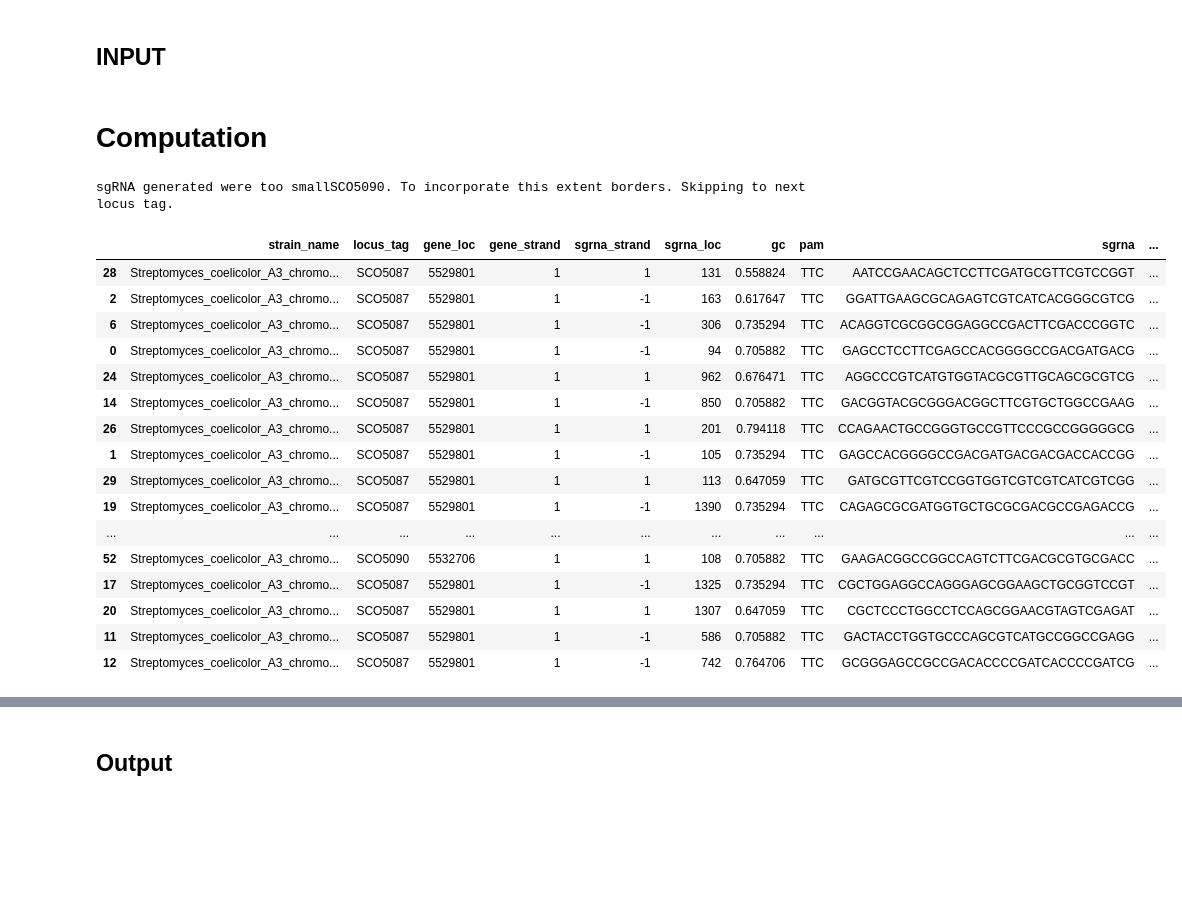
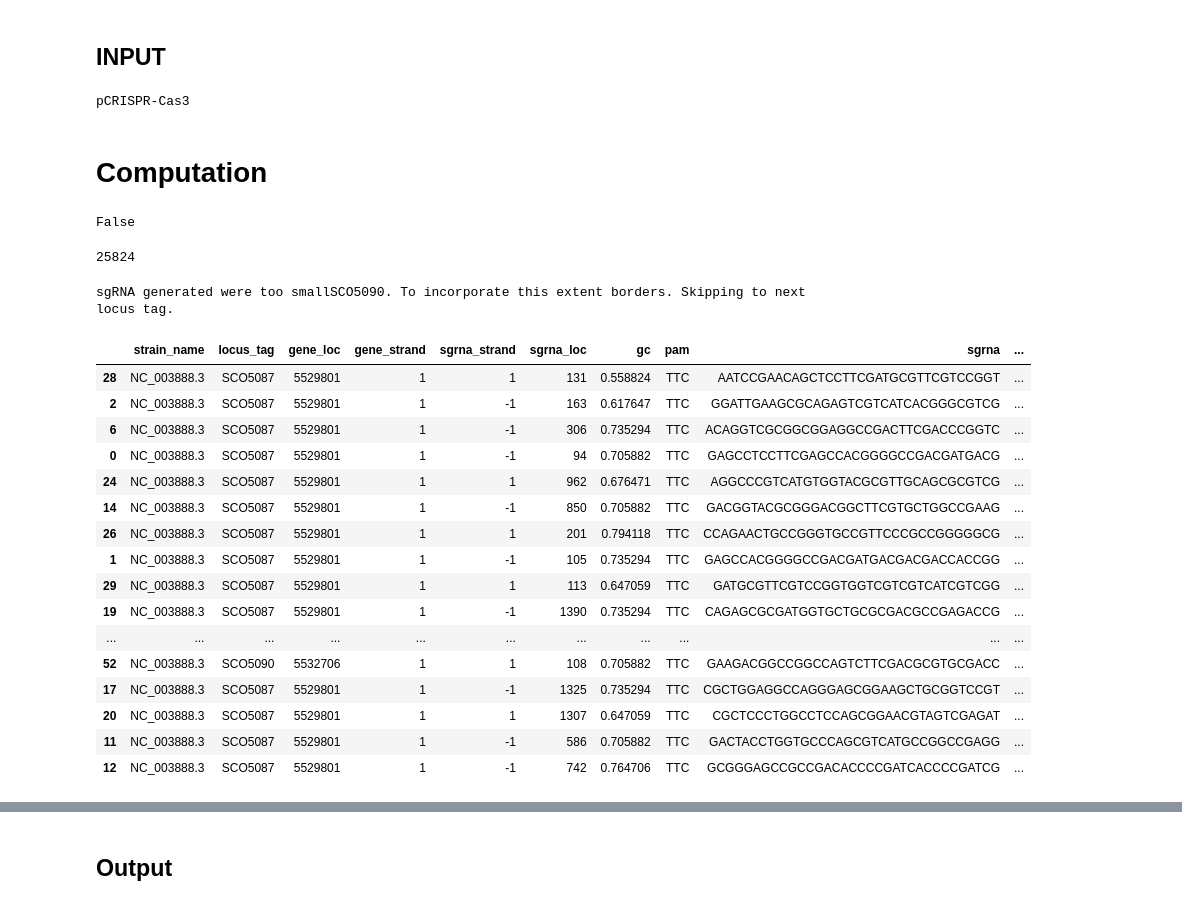
Before and after one commit to hiyama341/streptocad, a Jupyter notebook: notebooks/app_workflows/W6_CRISPR-cas3-inframe-deletion_random_sized_deletion.ipynb, the cells around one changed output, grey strips where cells are left out. Saved outputs shown, nothing was run; the diff lists cells and outputs as text; code cells hidden in the pictures; blank space fills up the shorter version.

```diff
--- a/notebooks/app_workflows/W6_CRISPR-cas3-inframe-deletion_random_sized_deletion.ipynb
+++ b/notebooks/app_workflows/W6_CRISPR-cas3-inframe-deletion_random_sized_deletion.ipynb
@@ -42,9 +44,11 @@ genome = load_and_process_genome_sequences(path_to_genome)[0]
 # 2 Add plasmid
 path_to_plasmid = '../../data/plasmids/pCRISPR_Cas3.gbk'
 clean_plasmid = load_and_process_plasmid(path_to_plasmid)
+print(clean_plasmid.name)
 
 # 3 Choose genes to knock out (list)
 genes_to_KO = ['SCO5087', 'SCO5089', 'SCO5090']
+#genes_to_KO = ['80000-100000', '4000-7000', '9000-14000','15000-20000']
 
 #### Advanced settings ####
 # 4 Filtering metrics for sgRNAs
@@ -67,45 +71,55 @@ flanking_region = 500
 #CGGTTGGTAGGATCGACGGC **-N20-** GTTTTAGAGCTAGAAATAGC
 up_homology = Dseqrecord('CGGTTGGTAGGATCGACGGC')
 dw_homology = Dseqrecord('GTTTTAGAGCTAGAAATAGC')
-
-# In frame deletion with repair templates?
-in_frame_deletion = True
+# %% [output]
+pCRISPR-Cas3
 # %% [markdown]
 # Computation
+# %%
+target_dict, genes_to_KO, annotation_input = check_and_convert_input(genes_to_KO)
+
+print(annotation_input)
+if annotation_input == True:
+    genome = annotate_dseqrecord(genome, target_dict)
+
+
+len(genome.features)
+# %% [output]
+False
+25824
 # %%
-
 # Initialize SgRNAargs with desired parameters
-args = SgRNAargs(path_to_genome,
+args = SgRNAargs(genome,
                 genes_to_KO,
                 step=['find', 'filter'],
                 gc_upper = gc_upper,
                 gc_lower = gc_lower,
                 off_target_seed = off_target_seed,
                 off_target_upper = off_target_upper,
                 cas_type=cas_type
                 )
 
 sgrna_df = extract_sgRNAs(args)
 sgrna_df
 # %% [output]
 sgRNA generated were too smallSCO5090. To incorporate this extent borders. Skipping to next locus tag.
 |  | strain_name | locus_tag | gene_loc | gene_strand | sgrna_strand | sgrna_loc | gc | pam | sgrna | ... |
-| 28 | Streptomyces_coelicolor_A3_chromo... | SCO5087 | 5529801 | 1 | 1 | 131 | 0.558824 | TTC | AATCCGAACAGCTCCTTCGATGCGTTCGTCCGGT | ... |
-| 2 | Streptomyces_coelicolor_A3_chromo... | SCO5087 | 5529801 | 1 | -1 | 163 | 0.617647 | TTC | GGATTGAAGCGCAGAGTCGTCATCACGGGCGTCG | ... |
-| 6 | Streptomyces_coelicolor_A3_chromo... | SCO5087 | 5529801 | 1 | -1 | 306 | 0.735294 | TTC | ACAGGTCGCGGCGGAGGCCGACTTCGACCCGGTC | ... |
-| 0 | Streptomyces_coelicolor_A3_chromo... | SCO5087 | 5529801 | 1 | -1 | 94 | 0.705882 | TTC | GAGCCTCCTTCGAGCCACGGGGCCGACGATGACG | ... |
-| 24 | Streptomyces_coelicolor_A3_chromo... | SCO5087 | 5529801 | 1 | 1 | 962 | 0.676471 | TTC | AGGCCCGTCATGTGGTACGCGTTGCAGCGCGTCG | ... |
-| 14 | Streptomyces_coelicolor_A3_chromo... | SCO5087 | 5529801 | 1 | -1 | 850 | 0.705882 | TTC | GACGGTACGCGGGACGGCTTCGTGCTGGCCGAAG | ... |
-| 26 | Streptomyces_coelicolor_A3_chromo... | SCO5087 | 5529801 | 1 | 1 | 201 | 0.794118 | TTC | CCAGAACTGCCGGGTGCCGTTCCCGCCGGGGGCG | ... |
-| 1 | Streptomyces_coelicolor_A3_chromo... | SCO5087 | 5529801 | 1 | -1 | 105 | 0.735294 | TTC | GAGCCACGGGGCCGACGATGACGACGACCACCGG | ... |
-| 29 | Streptomyces_coelicolor_A3_chromo... | SCO5087 | 5529801 | 1 | 1 | 113 | 0.647059 | TTC | GATGCGTTCGTCCGGTGGTCGTCGTCATCGTCGG | ... |
-| 19 | Streptomyces_coelicolor_A3_chromo... | SCO5087 | 5529801 | 1 | -1 | 1390 | 0.735294 | TTC | CAGAGCGCGATGGTGCTGCGCGACGCCGAGACCG | ... |
+| 28 | NC_003888.3 | SCO5087 | 5529801 | 1 | 1 | 131 | 0.558824 | TTC | AATCCGAACAGCTCCTTCGATGCGTTCGTCCGGT | ... |
+| 2 | NC_003888.3 | SCO5087 | 5529801 | 1 | -1 | 163 | 0.617647 | TTC | GGATTGAAGCGCAGAGTCGTCATCACGGGCGTCG | ... |
+| 6 | NC_003888.3 | SCO5087 | 5529801 | 1 | -1 | 306 | 0.735294 | TTC | ACAGGTCGCGGCGGAGGCCGACTTCGACCCGGTC | ... |
+| 0 | NC_003888.3 | SCO5087 | 5529801 | 1 | -1 | 94 | 0.705882 | TTC | GAGCCTCCTTCGAGCCACGGGGCCGACGATGACG | ... |
+| 24 | NC_003888.3 | SCO5087 | 5529801 | 1 | 1 | 962 | 0.676471 | TTC | AGGCCCGTCATGTGGTACGCGTTGCAGCGCGTCG | ... |
+| 14 | NC_003888.3 | SCO5087 | 5529801 | 1 | -1 | 850 | 0.705882 | TTC | GACGGTACGCGGGACGGCTTCGTGCTGGCCGAAG | ... |
+| 26 | NC_003888.3 | SCO5087 | 5529801 | 1 | 1 | 201 | 0.794118 | TTC | CCAGAACTGCCGGGTGCCGTTCCCGCCGGGGGCG | ... |
+| 1 | NC_003888.3 | SCO5087 | 5529801 | 1 | -1 | 105 | 0.735294 | TTC | GAGCCACGGGGCCGACGATGACGACGACCACCGG | ... |
+| 29 | NC_003888.3 | SCO5087 | 5529801 | 1 | 1 | 113 | 0.647059 | TTC | GATGCGTTCGTCCGGTGGTCGTCGTCATCGTCGG | ... |
+| 19 | NC_003888.3 | SCO5087 | 5529801 | 1 | -1 | 1390 | 0.735294 | TTC | CAGAGCGCGATGGTGCTGCGCGACGCCGAGACCG | ... |
 | ... | ... | ... | ... | ... | ... | ... | ... | ... | ... | ... |
-| 52 | Streptomyces_coelicolor_A3_chromo... | SCO5090 | 5532706 | 1 | 1 | 108 | 0.705882 | TTC | GAAGACGGCCGGCCAGTCTTCGACGCGTGCGACC | ... |
-| 17 | Streptomyces_coelicolor_A3_chromo... | SCO5087 | 5529801 | 1 | -1 | 1325 | 0.735294 | TTC | CGCTGGAGGCCAGGGAGCGGAAGCTGCGGTCCGT | ... |
-| 20 | Streptomyces_coelicolor_A3_chromo... | SCO5087 | 5529801 | 1 | 1 | 1307 | 0.647059 | TTC | CGCTCCCTGGCCTCCAGCGGAACGTAGTCGAGAT | ... |
-| 11 | Streptomyces_coelicolor_A3_chromo... | SCO5087 | 5529801 | 1 | -1 | 586 | 0.705882 | TTC | GACTACCTGGTGCCCAGCGTCATGCCGGCCGAGG | ... |
-| 12 | Streptomyces_coelicolor_A3_chromo... | SCO5087 | 5529801 | 1 | -1 | 742 | 0.764706 | TTC | GCGGGAGCCGCCGACACCCCGATCACCCCGATCG | ... |
+| 52 | NC_003888.3 | SCO5090 | 5532706 | 1 | 1 | 108 | 0.705882 | TTC | GAAGACGGCCGGCCAGTCTTCGACGCGTGCGACC | ... |
+| 17 | NC_003888.3 | SCO5087 | 5529801 | 1 | -1 | 1325 | 0.735294 | TTC | CGCTGGAGGCCAGGGAGCGGAAGCTGCGGTCCGT | ... |
+| 20 | NC_003888.3 | SCO5087 | 5529801 | 1 | 1 | 1307 | 0.647059 | TTC | CGCTCCCTGGCCTCCAGCGGAACGTAGTCGAGAT | ... |
+| 11 | NC_003888.3 | SCO5087 | 5529801 | 1 | -1 | 586 | 0.705882 | TTC | GACTACCTGGTGCCCAGCGTCATGCCGGCCGAGG | ... |
+| 12 | NC_003888.3 | SCO5087 | 5529801 | 1 | -1 | 742 | 0.764706 | TTC | GCGGGAGCCGCCGACACCCCGATCACCCCGATCG | ... |
 # %%
 # Filter the DataFrame to retain only up to 5 sgRNA sequences per locus_tag
 filtered_df = sgrna_df.groupby('locus_tag').head(number_of_sgRNAs_per_group)
```
Also changed, not shown: parts of 11 cells of this notebook, 5 other files.
